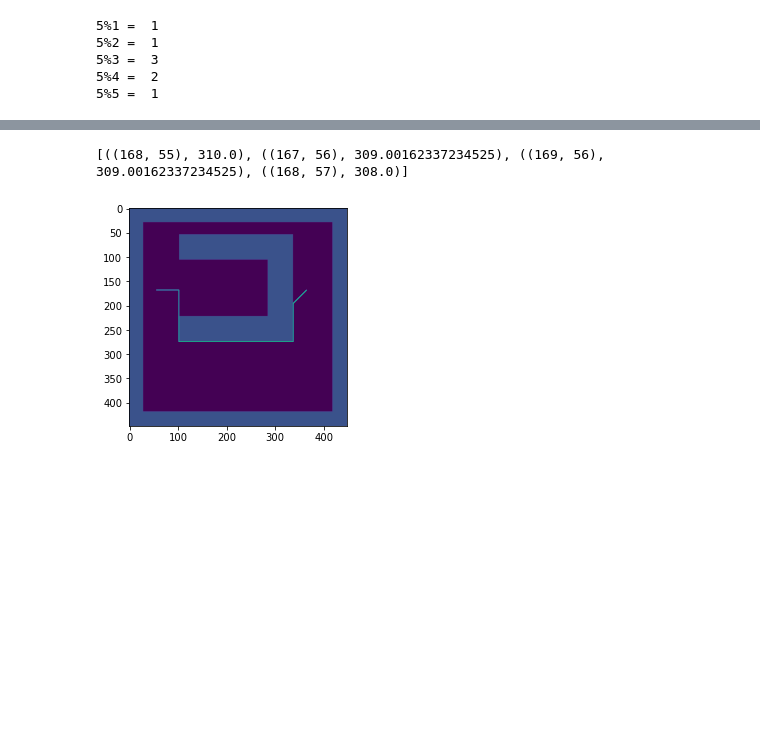
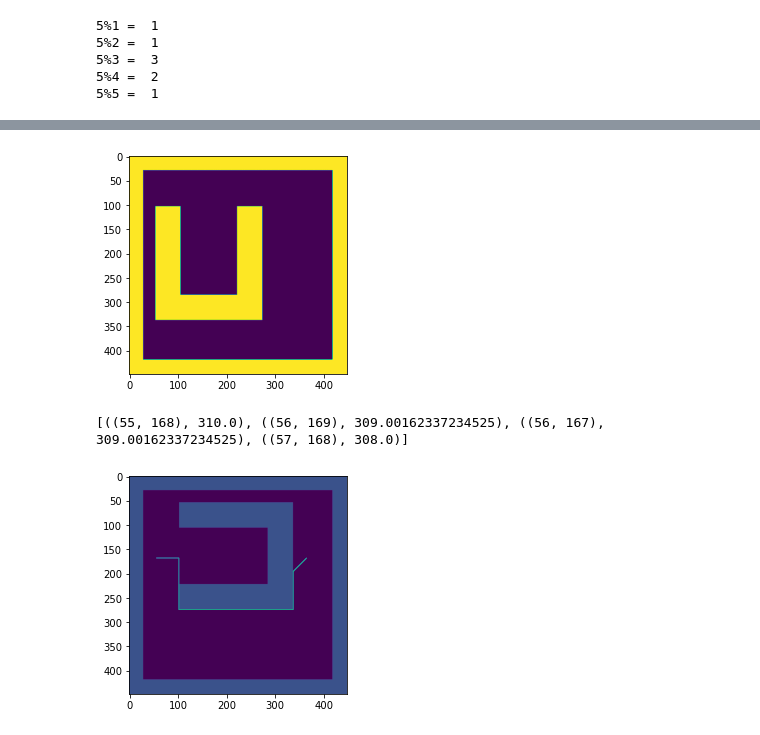
Before and after one commit to fbartelt/Planejamento-de-Movimento-de-Robos, a Jupyter notebook: test2.ipynb, the cells around one changed output, grey strips where cells are left out. Saved outputs shown, nothing was run; the diff lists cells and outputs as text; code cells hidden in the pictures; blank space fills up the shorter version.

```diff
--- a/test2.ipynb
+++ b/test2.ipynb
@@ -232,8 +251,16 @@ plt.show()
+# %%
+import matplotlib.pyplot as plt
+
+plt.imshow(grid)
+plt.show()
+# %% [output]
+[figure, added]
 # %%
-test = A_star(grid, (start_[1],start_[0]), (goal_[1],goal_[0]))
+#test = A_star(grid, (start_[1],start_[0]), (goal_[1],goal_[0]))
+test = A_star(grid, start_, goal_)
 test.run()
 # %% [output]
-[((168, 55), 310.0), ((167, 56), 309.00162337234525), ((169, 56), 309.00162337234525), ((168, 57), 308.0)]
+[((55, 168), 310.0), ((56, 169), 309.00162337234525), ((56, 167), 309.00162337234525), ((57, 168), 308.0)]
 # %%
 p = test.lastp
 order = []
```
Also changed, not shown: parts of 14 cells of this notebook, 10 other files.
